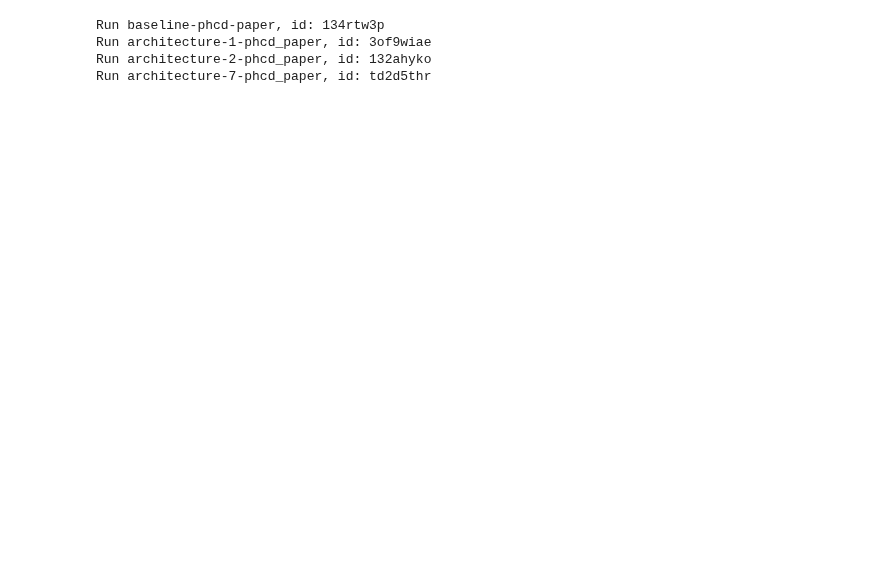
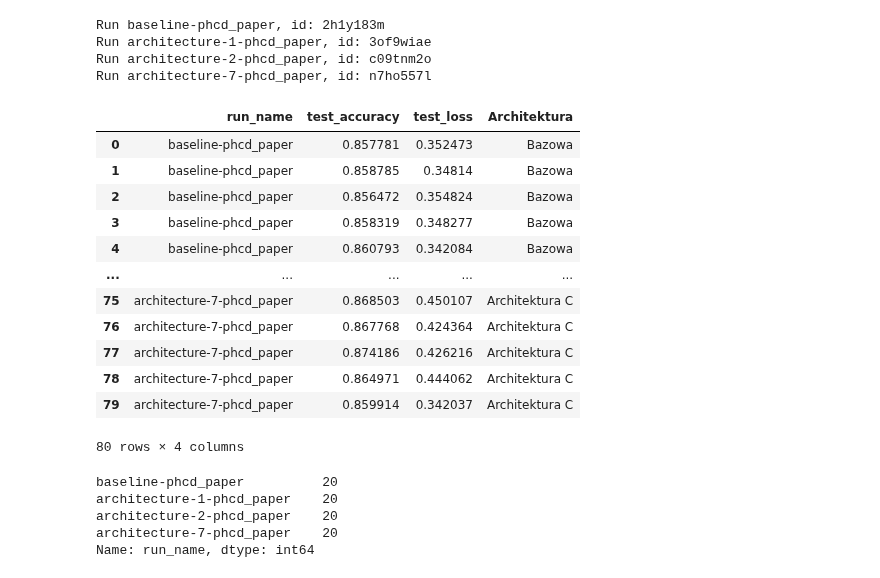
Before and after one commit to WestedCrean/master-thesis, a Jupyter notebook: notebooks/visualise_model_results.ipynb, the cells around one changed output. Drawn from its saved outputs; the diff is of its cells as text; code cells hidden in the pictures; blank space fills up the shorter version.

```diff
--- a/notebooks/visualise_model_results.ipynb
+++ b/notebooks/visualise_model_results.ipynb
@@ -7,7 +7,7 @@ import wandb
 
 project_name = "master-thesis"
 
-interesting_run_names = ["baseline-phcd-paper", "architecture-1-phcd_paper", "architecture-2-phcd_paper", "architecture-7-phcd_paper" ] # "architecture-3-phcd_paper", "architecture-7-phcd_paper"
+interesting_run_names = ["baseline-phcd_paper", "architecture-1-phcd_paper", "architecture-2-phcd_paper", "architecture-7-phcd_paper" ] # "architecture-3-phcd_paper", "architecture-7-phcd_paper"
 architectures = ["Bazowa", "Architektura A", "Architektura B", "Architektura C" ]
 plot_titles = ["Dokładność architektury bazowej", "Dokładność architektury A", "Dokładność architektury B", "Dokładność architektury C" ]
 api = wandb.Api()
@@ -16,13 +16,78 @@ api = wandb.Api()
 runs = api.runs(f"gratkadlafana/{project_name}")
 
 run_ids = []
+all_runs = pd.DataFrame(columns=["run_name", "epoch", "train_accuracy", "train_loss", "val_accuracy", "val_loss"])
+test_accuracy = pd.DataFrame(columns=["run_name", "test_accuracy", "test_loss"])
 for name in interesting_run_names:
     # get run id
     run_id = [run.id for run in runs if run.name == name and run.state == "finished"][0]
     print(f"Run {name}, id: {run_id}")
     run_ids.append(run_id)
+    continue
+    for run in runs:
+        # add history data to dataframe all_runs
+        history = run.history()
+
+        if history.get('epoch') is None:
+            print(f"Run {name} has no history")
+            print(history)
+            continue
+
+        new_hist_row = {"run_name": name, "epoch": history["epoch"], "train_accuracy": history["accuracy"], "train_loss": history["loss"], "val_accuracy": history["val_accuracy"], "val_loss": history["val_loss"]}
+        all_runs = pd.concat([all_runs, pd.DataFrame(new_hist_row, index=[0])], ignore_index=True)
+
+        # add test data to dataframe test_accuracy
+        test = run.summary
+        new_row = {"run_name": name, "test_accuracy": test["test_accuracy"], "test_loss": test["test_loss"]}
+        test_accuracy = pd.concat([test_accuracy, pd.DataFrame(new_row, index=[0])], ignore_index=True)
 # %% [output]
-Run baseline-phcd-paper, id: 134rtw3p
+Run baseline-phcd_paper, id: 2h1y183m
 Run architecture-1-phcd_paper, id: 3of9wiae
-Run architecture-2-phcd_paper, id: 132ahyko
-Run architecture-7-phcd_paper, id: td2d5thr
+Run architecture-2-phcd_paper, id: c09tnm2o
+Run architecture-7-phcd_paper, id: n7ho557l
+# %%
+test_accuracy = pd.DataFrame(columns=["run_name", "test_accuracy", "test_loss"])
+for name in interesting_run_names:
+    for run in runs:
+        if run.name != name:
+            continue
+
+        # run does not contain tag "article", continue
+        if "article" not in run.tags:
+            continue
+
+        # add test data to dataframe test_accuracy
+        #print(run.__dict__)
+        test = run.summary
+        if test.get('test_accuracy') is None:
+            print(f"Run {name} has no test data")
+            print(test)
+            continue
+        new_row = {"run_name": name, "test_accuracy": test["test_accuracy"], "test_loss": test["test_loss"]}
+        test_accuracy = pd.concat([test_accuracy, pd.DataFrame(new_row, index=[0])], ignore_index=True)
+
+
+test_accuracy['Architektura'] = test_accuracy['run_name'].apply(lambda x: architectures[interesting_run_names.index(x)])
+test_accuracy
+# %% [output]
+|  | run_name | test_accuracy | test_loss | Architektura |
+| 0 | baseline-phcd_paper | 0.857781 | 0.352473 | Bazowa |
+| 1 | baseline-phcd_paper | 0.858785 | 0.34814 | Bazowa |
+| 2 | baseline-phcd_paper | 0.856472 | 0.354824 | Bazowa |
+| 3 | baseline-phcd_paper | 0.858319 | 0.348277 | Bazowa |
+| 4 | baseline-phcd_paper | 0.860793 | 0.342084 | Bazowa |
+| ... | ... | ... | ... | ... |
+| 75 | architecture-7-phcd_paper | 0.868503 | 0.450107 | Architektura C |
+| 76 | architecture-7-phcd_paper | 0.867768 | 0.424364 | Architektura C |
+| 77 | architecture-7-phcd_paper | 0.874186 | 0.426216 | Architektura C |
+| 78 | architecture-7-phcd_paper | 0.864971 | 0.444062 | Architektura C |
+| 79 | architecture-7-phcd_paper | 0.859914 | 0.342037 | Architektura C |
+80 rows × 4 columns
+# %%
+test_accuracy['run_name'].value_counts()
+# %% [output]
+baseline-phcd_paper          20
+architecture-1-phcd_paper    20
+architecture-2-phcd_paper    20
+architecture-7-phcd_paper    20
+Name: run_name, dtype: int64
```
Also changed, not shown: parts of 7 cells of this notebook, 4 other files.
